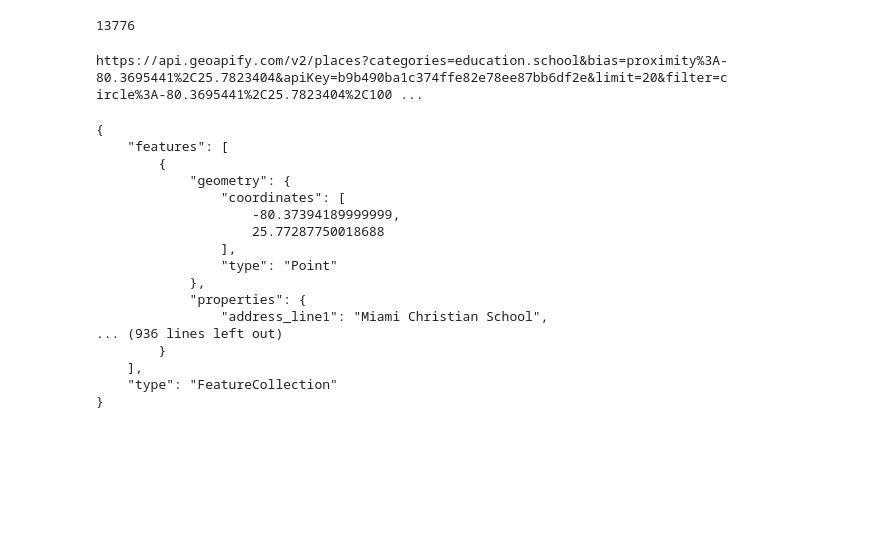
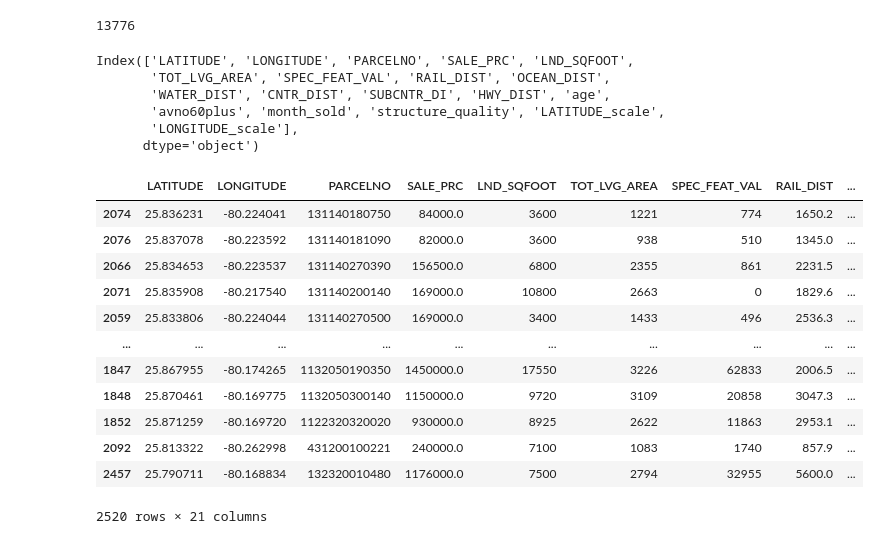
Before and after one commit to VidyaGadave/Project_Miami_Housing, a Jupyter notebook: Miami_Housing_base.ipynb, the cells around one changed output. Cells and saved outputs as stored; diff of their text form; code cells hidden in the pictures; blank space fills up the shorter version.

```diff
--- a/Miami_Housing_base.ipynb
+++ b/Miami_Housing_base.ipynb
@@ -135,62 +152,37 @@ miami_df["PARCELNO"].nunique()
 # %% [output]
 13776
 # %%
-# Set the geographical coordinates for Miami
-latitude = 25.7823404
-longitude = -80.3695441
-
-# Set the parameters for the type of place
-categories = "education.school"
-radius = 5000
+miami_df.columns
+# %% [output]
+Index(['LATITUDE', 'LONGITUDE', 'PARCELNO', 'SALE_PRC', 'LND_SQFOOT',
+       'TOT_LVG_AREA', 'SPEC_FEAT_VAL', 'RAIL_DIST', 'OCEAN_DIST',
+       'WATER_DIST', 'CNTR_DIST', 'SUBCNTR_DI', 'HWY_DIST', 'age',
+       'avno60plus', 'month_sold', 'structure_quality', 'LATITUDE_scale',
+       'LONGITUDE_scale'],
+      dtype='object')
 # %%
-# Set the parameters for the type of search
-filters = f"circle:{longitude},{latitude},{radius}"
-bias = f"proximity:{longitude},{latitude}"
-limit = 100
-
-# set up a parameters dictionary
-params = {
-    "categories":categories,
-    "bias":bias,
-    "apiKey":geoapify_key,
-    "limit":limit,
-    "filter":filters,
-    "bias":bias,
-}
+school_merged_df = pd.merge(miami_df, schools_count_df, on = ['LATITUDE_scale','LONGITUDE_scale'])
+school_merged_df
+school_merged_df.sort_values(by=["count"],ascending=False)
+# %% [output]
+|  | LATITUDE | LONGITUDE | PARCELNO | SALE_PRC | LND_SQFOOT | TOT_LVG_AREA | SPEC_FEAT_VAL | RAIL_DIST | ... |
+| 2074 | 25.836231 | -80.224041 | 131140180750 | 84000.0 | 3600 | 1221 | 774 | 1650.2 | ... |
+| 2076 | 25.837078 | -80.223592 | 131140181090 | 82000.0 | 3600 | 938 | 510 | 1345.0 | ... |
+| 2066 | 25.834653 | -80.223537 | 131140270390 | 156500.0 | 6800 | 2355 | 861 | 2231.5 | ... |
+| 2071 | 25.835908 | -80.217540 | 131140200140 | 169000.0 | 10800 | 2663 | 0 | 1829.6 | ... |
+| 2059 | 25.833806 | -80.224044 | 131140270500 | 169000.0 | 3400 | 1433 | 496 | 2536.3 | ... |
+| ... | ... | ... | ... | ... | ... | ... | ... | ... | ... |
+| 1847 | 25.867955 | -80.174265 | 1132050190350 | 1450000.0 | 17550 | 3226 | 62833 | 2006.5 | ... |
+| 1848 | 25.870461 | -80.169775 | 1132050300140 | 1150000.0 | 9720 | 3109 | 20858 | 3047.3 | ... |
+| 1852 | 25.871259 | -80.169720 | 1122320320020 | 930000.0 | 8925 | 2622 | 11863 | 2953.1 | ... |
+| 2092 | 25.813322 | -80.262998 | 431200100221 | 240000.0 | 7100 | 1083 | 1740 | 857.9 | ... |
+| 2457 | 25.790711 | -80.168834 | 132320010480 | 1176000.0 | 7500 | 2794 | 32955 | 5600.0 | ... |
+2520 rows × 21 columns
-# %%
-
-# Set base URL
-base_url = "https://api.geoapify.com/v2/places"
-
-# run a request using our params dictionary
-response = requests.get(base_url, params=params)
-# print the response url, avoid doing for public github repos in order to avoid exposing key
-print(response.url)
-# %% [output]
-https://api.geoapify.com/v2/places?categories=education.school&bias=proximity%3A-80.3695441%2C25.7823404&apiKey=b9b490ba1c374ffe82e78ee87bb6df2e&limit=20&filter=circle%3A-80.3695441%2C25.7823404%2C100 ...
 # %%
 # convert response to json
-places_data = response.json()
+#places_data = response.json()
 
 # Print the json (pretty printed)
-print(json.dumps(places_data, indent=4, sort_keys=True))
+#print(json.dumps(places_data, indent=4, sort_keys=True))
-# %% [output]
-{
-    "features": [
-        {
-            "geometry": {
-                "coordinates": [
-                    -80.37394189999999,
-                    25.77287750018688
-                ],
-                "type": "Point"
-            },
-            "properties": {
-                "address_line1": "Miami Christian School",
-... (936 lines left out)
-        }
-    ],
-    "type": "FeatureCollection"
-}
 # %%
 # convert response to json
```
Also changed, not shown: parts of 6 cells of this notebook.
